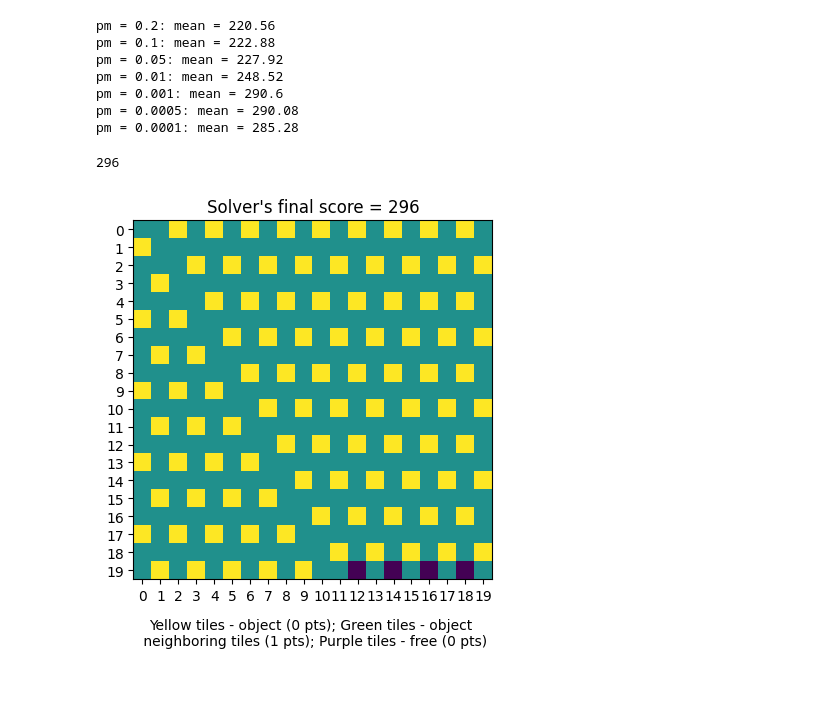
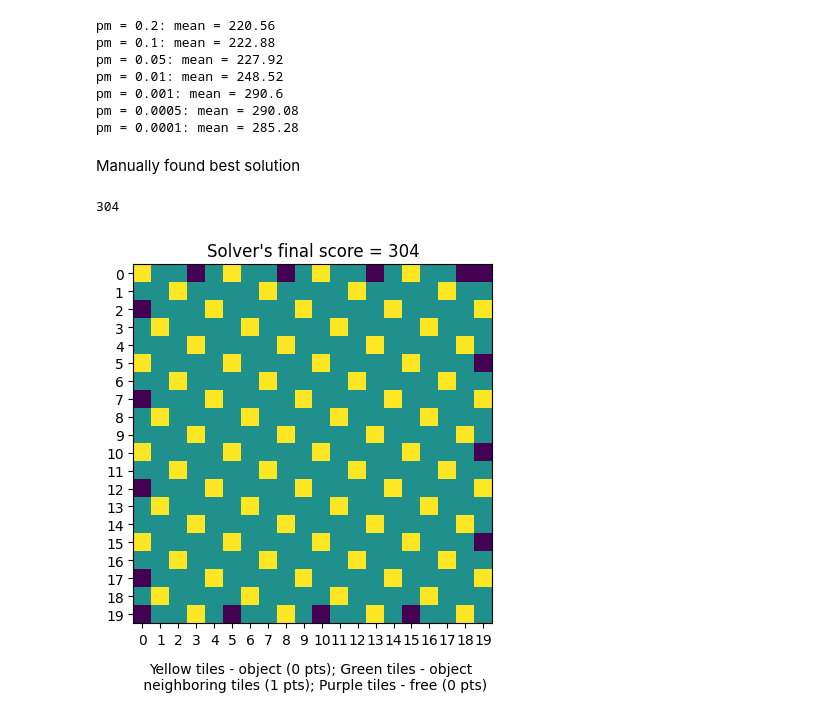
Before and after one commit to jromanki/wsi, a Jupyter notebook: lab2/src/testing.ipynb, the cells around one changed output. Cells and saved outputs as stored; diff of their text form; code cells hidden in the pictures; blank space fills up the shorter version.

```diff
--- a/lab2/src/testing.ipynb
+++ b/lab2/src/testing.ipynb
@@ -89,18 +89,24 @@ pm = 0.01: mean = 248.52
 pm = 0.001: mean = 290.6
 pm = 0.0005: mean = 290.08
 pm = 0.0001: mean = 285.28
+# %% [markdown]
+Manually found best solution
 # %%
 import numpy as np
 from evaluate import *
-import math
 
 solution = np.zeros(400)
+size = 20
+off = 0
+for row in range(size):
+    for col in range(size):
+        if (col+off) % 5 == 0:
+            solution[row*size+col] = 1
+    off += 3
 
-for i in range(10):
-    solution[2*i+2::41] = 1
 
 print(evaluate(solution))
 visualize(solution)
 # %% [output]
-296
+304
-[figure, old version]
+[figure, new version]
```
Also changed, not shown: parts of 11 cells of this notebook, 3 other files.
